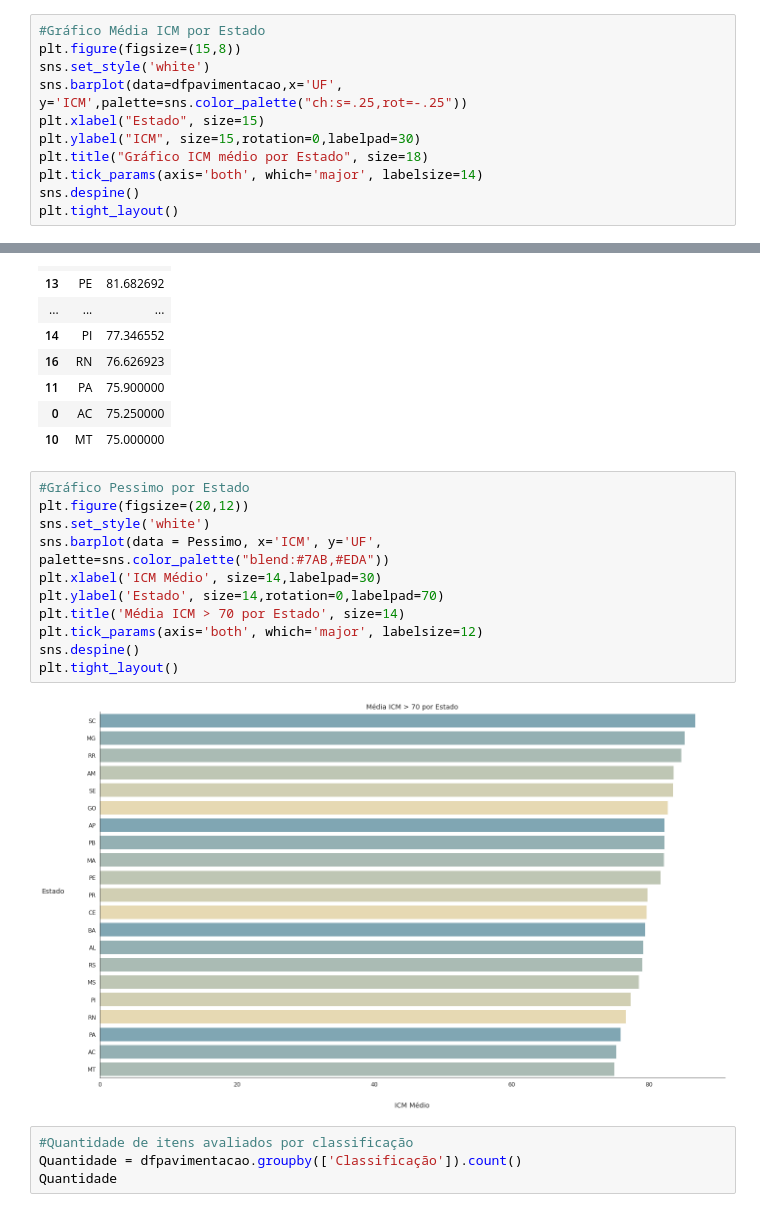
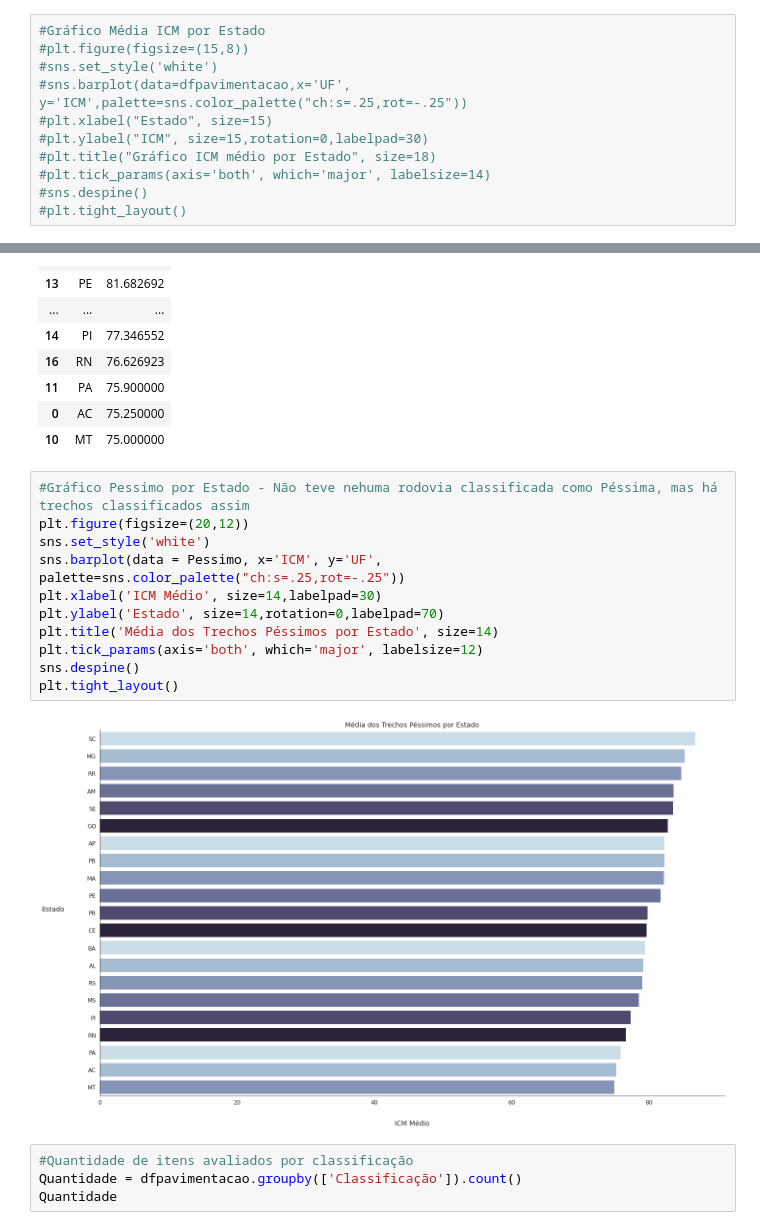
Before and after one commit to iagohenris/Engenharia-de-Transportes, a Jupyter notebook: IndicePavimentação.ipynb, the cells around one changed output, grey strips where cells are left out. Saved outputs shown, nothing was run; the diff lists cells and outputs as text.

```diff
--- a/IndicePavimentação.ipynb
+++ b/IndicePavimentação.ipynb
@@ -224,12 +224,12 @@ plt.tight_layout()
 [figure]
 # %%
 #Gráfico Média ICM por Estado
-plt.figure(figsize=(15,8))
-sns.set_style('white')
-sns.barplot(data=dfpavimentacao,x='UF', y='ICM',palette=sns.color_palette("ch:s=.25,rot=-.25"))
-plt.xlabel("Estado", size=15)
-plt.ylabel("ICM", size=15,rotation=0,labelpad=30)
-plt.title("Gráfico ICM médio por Estado", size=18)
-plt.tick_params(axis='both', which='major', labelsize=14)
-sns.despine()
-plt.tight_layout()
+#plt.figure(figsize=(15,8))
+#sns.set_style('white')
+#sns.barplot(data=dfpavimentacao,x='UF', y='ICM',palette=sns.color_palette("ch:s=.25,rot=-.25"))
+#plt.xlabel("Estado", size=15)
+#plt.ylabel("ICM", size=15,rotation=0,labelpad=30)
+#plt.title("Gráfico ICM médio por Estado", size=18)
+#plt.tick_params(axis='both', which='major', labelsize=14)
+#sns.despine()
+#plt.tight_layout()
@@ -347,18 +345,18 @@ Pessimo
 | 0 | AC | 75.250000 |
 | 10 | MT | 75.000000 |
 # %%
-#Gráfico Pessimo por Estado
+#Gráfico Pessimo por Estado - Não teve nehuma rodovia classificada como Péssima, mas há trechos classificados assim
 plt.figure(figsize=(20,12))
 sns.set_style('white')
-sns.barplot(data = Pessimo, x='ICM', y='UF', palette=sns.color_palette("blend:#7AB,#EDA"))
+sns.barplot(data = Pessimo, x='ICM', y='UF', palette=sns.color_palette("ch:s=.25,rot=-.25"))
 plt.xlabel('ICM Médio', size=14,labelpad=30)
 plt.ylabel('Estado', size=14,rotation=0,labelpad=70)
-plt.title('Média ICM > 70 por Estado', size=14)
+plt.title('Média dos Trechos Péssimos por Estado', size=14)
 plt.tick_params(axis='both', which='major', labelsize=12)
 sns.despine()
 plt.tight_layout()
 # %% [output]
-[figure, old version]
+[figure, new version]
 # %%
 #Quantidade de itens avaliados por classificação
 Quantidade = dfpavimentacao.groupby(['Classificação']).count()
```
Also changed, not shown: parts of 6 cells of this notebook.
